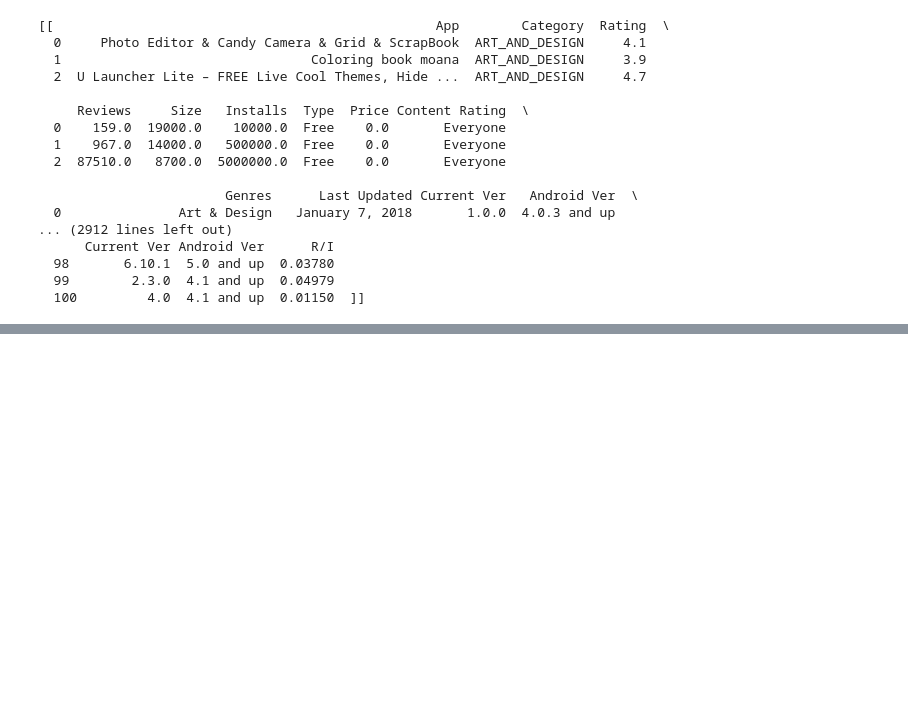
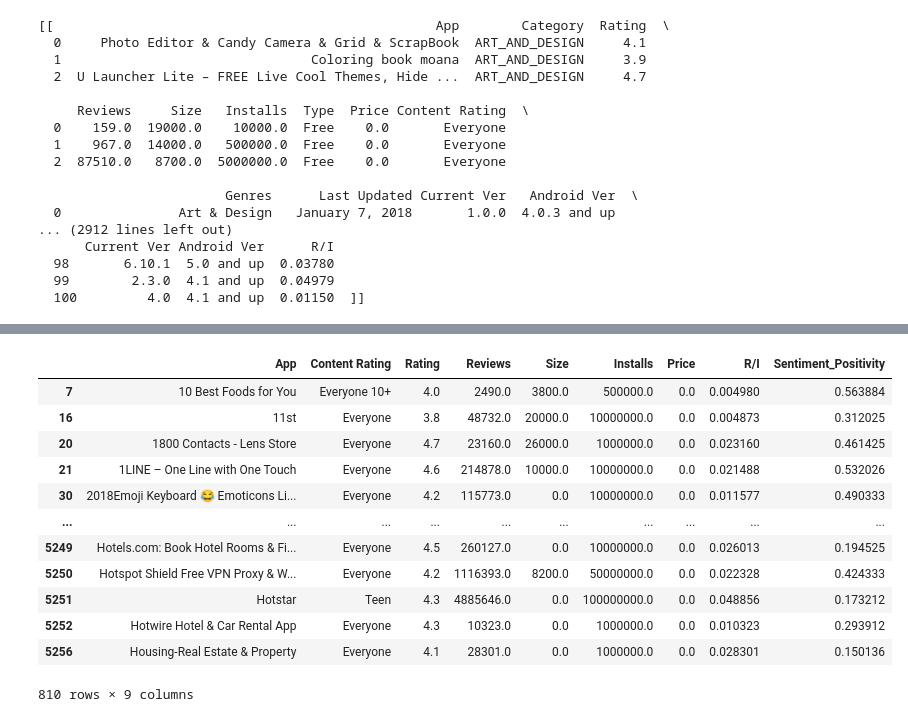
Before and after one commit to Ikayeze/develhope-second-project, a Jupyter notebook: Week_4.ipynb, the cells around one changed output, grey strips where cells are left out. Saved outputs shown, nothing was run; the diff lists cells and outputs as text; code cells hidden in the pictures; blank space fills up the shorter version.

```diff
--- a/Week_4.ipynb
+++ b/Week_4.ipynb
@@ -216,0 +280,16 @@ sns.heatmap(df_heatmap, )
+# %%
+last_df[last_df["Sentiment_Positivity"] > 0]
+# %% [output]
+|  | App | Content Rating | Rating | Reviews | Size | Installs | Price | R/I | Sentiment_Positivity |
+| 7 | 10 Best Foods for You | Everyone 10+ | 4.0 | 2490.0 | 3800.0 | 500000.0 | 0.0 | 0.004980 | 0.563884 |
+| 16 | 11st | Everyone | 3.8 | 48732.0 | 20000.0 | 10000000.0 | 0.0 | 0.004873 | 0.312025 |
+| 20 | 1800 Contacts - Lens Store | Everyone | 4.7 | 23160.0 | 26000.0 | 1000000.0 | 0.0 | 0.023160 | 0.461425 |
+| 21 | 1LINE – One Line with One Touch | Everyone | 4.6 | 214878.0 | 10000.0 | 10000000.0 | 0.0 | 0.021488 | 0.532026 |
+| 30 | 2018Emoji Keyboard 😂 Emoticons Li... | Everyone | 4.2 | 115773.0 | 0.0 | 10000000.0 | 0.0 | 0.011577 | 0.490333 |
+| ... | ... | ... | ... | ... | ... | ... | ... | ... | ... |
+| 5249 | Hotels.com: Book Hotel Rooms & Fi... | Everyone | 4.5 | 260127.0 | 0.0 | 10000000.0 | 0.0 | 0.026013 | 0.194525 |
+| 5250 | Hotspot Shield Free VPN Proxy & W... | Everyone | 4.2 | 1116393.0 | 8200.0 | 50000000.0 | 0.0 | 0.022328 | 0.424333 |
+| 5251 | Hotstar | Teen | 4.3 | 4885646.0 | 0.0 | 100000000.0 | 0.0 | 0.048856 | 0.173212 |
+| 5252 | Hotwire Hotel & Car Rental App | Everyone | 4.3 | 10323.0 | 0.0 | 1000000.0 | 0.0 | 0.010323 | 0.293912 |
+| 5256 | Housing-Real Estate & Property | Everyone | 4.1 | 28301.0 | 0.0 | 1000000.0 | 0.0 | 0.028301 | 0.150136 |
+810 rows × 9 columns
```
Also changed, not shown: parts of 20 cells of this notebook, 2 other files.
